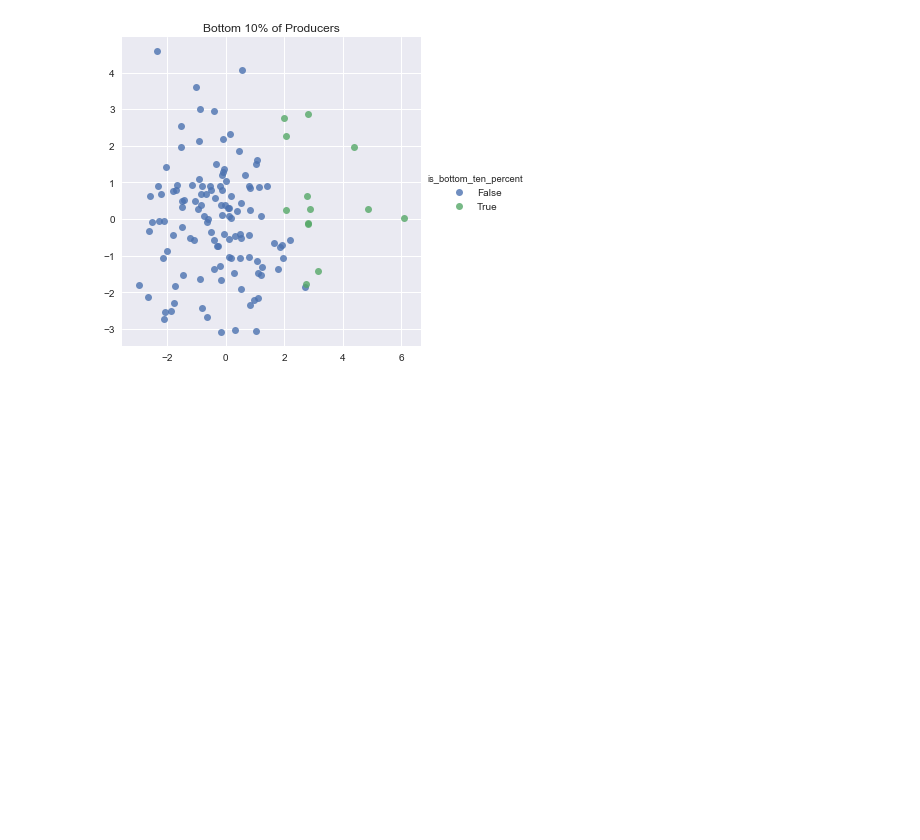
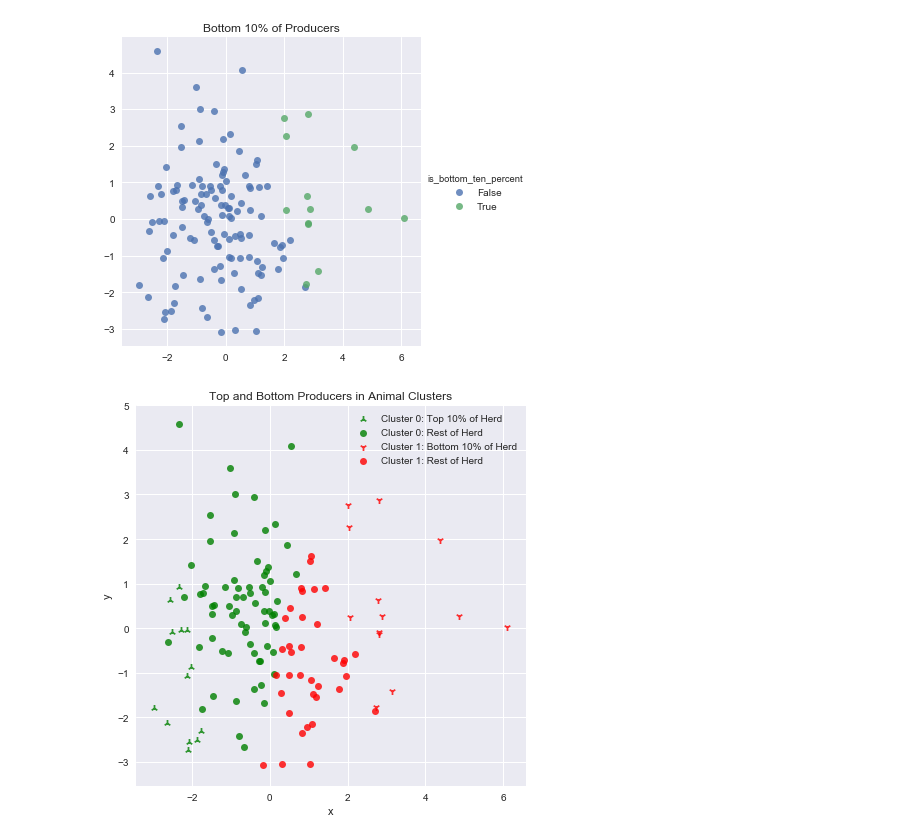
Before and after one commit to falaktheoptimist/happy-cows, a Jupyter notebook: notebooks/report-plot-generation/report-plot-pca-and-kmeans-cluster-analysis.ipynb, the cells around one changed output. Drawn from its saved outputs; the diff is of its cells as text; code cells hidden in the pictures; blank space fills up the shorter version.

Commit message:
update report and images

```diff
--- a/notebooks/report-plot-generation/report-plot-pca-and-kmeans-cluster-analysis.ipynb
+++ b/notebooks/report-plot-generation/report-plot-pca-and-kmeans-cluster-analysis.ipynb
@@ -210,3 +210,30 @@ def build_bottom_producer_plot(cluster_assignments, bottom_ids):
 build_bottom_producer_plot(cluster_assignments, bot_ids)
 # %% [output]
 [figure]
+# %%
+def plot_top_and_bottom_producers_in_clusters(cluster_assignments, bot_ids, top_ids):
+    fig, ax = plt.subplots(figsize=(7, 7))
+    cluster_zero = cluster_assignments['cluster_id'] == 1
+    cluster_one = cluster_assignments['cluster_id'] == 0
+    top_producers = cluster_assignments['animal_id'].isin(top_ids)
+    bot_producers = cluster_assignments['animal_id'].isin(bot_ids)
+
+    data = cluster_assignments[cluster_zero & top_producers]
+    _ = sns.regplot('x', 'y', data=data, color='g', marker='2', ax=ax, fit_reg=False, label='Cluster 0: Top 10% of Herd')
+
+    data = cluster_assignments[cluster_zero & ~top_producers]
+    _ = sns.regplot('x', 'y', data=data, color='g', marker='o', ax=ax, fit_reg=False, label='Cluster 0: Rest of Herd')
+
+    data = cluster_assignments[cluster_one & bot_producers]
+    _ = sns.regplot('x', 'y', data=data, color='r', marker='1', ax=ax, fit_reg=False, label='Cluster 1: Bottom 10% of Herd')
+
+    data = cluster_assignments[cluster_one & ~bot_producers]
+    _ = sns.regplot('x', 'y', data=data, color='r', marker='o', ax=ax, fit_reg=False, label='Cluster 1: Rest of Herd')
+    plt.legend()
+    plt.title('Top and Bottom Producers in Animal Clusters')
+    save_plot_for_summary_report('top-and-bottom-producers-clusters.png')
+    plt.show()
+
+plot_top_and_bottom_producers_in_clusters(cluster_assignments, bot_ids, top_ids)
+# %% [output]
+[figure, added]
```
Also changed, not shown: 4 other files.
